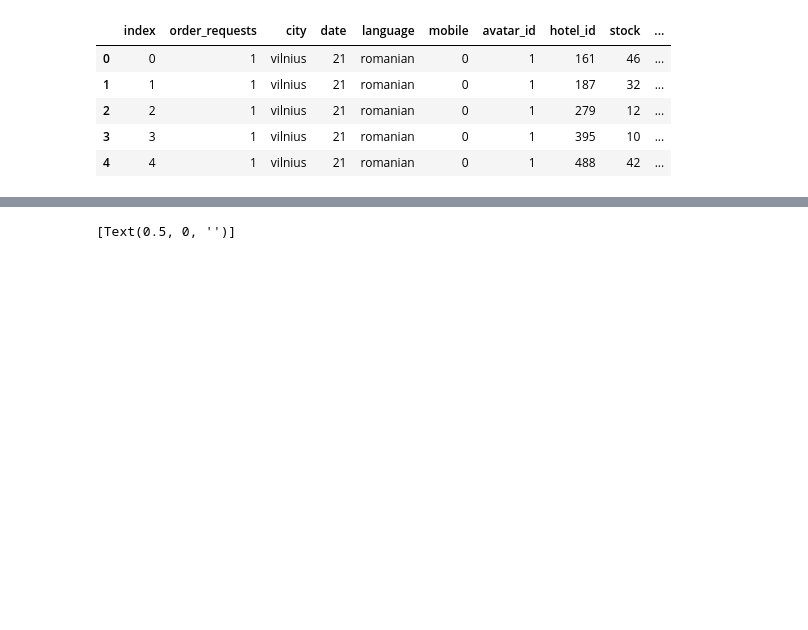
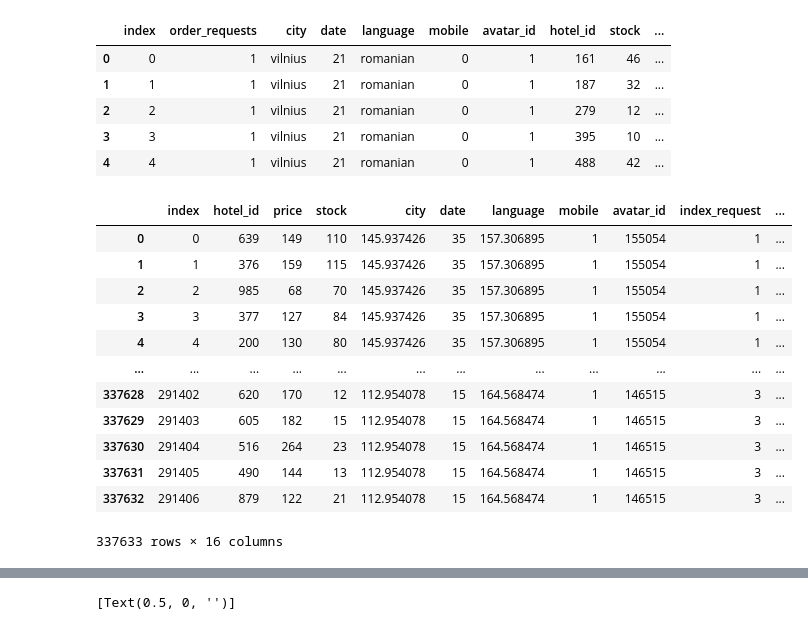
Before and after one commit to elisaduz/Defi-IA-2023, a Jupyter notebook: Defi-IA-modele.ipynb, the cells around one changed output, grey strips where cells are left out. Cells and saved outputs as stored; diff of their text form; code cells hidden in the pictures; blank space fills up the shorter version.

```diff
--- a/Defi-IA-modele.ipynb
+++ b/Defi-IA-modele.ipynb
@@ -839,0 +861,16 @@ data_test.head()
+# %%
+data_train
+# %% [output]
+|  | index | hotel_id | price | stock | city | date | language | mobile | avatar_id | index_request | ... |
+| 0 | 0 | 639 | 149 | 110 | 145.937426 | 35 | 157.306895 | 1 | 155054 | 1 | ... |
+| 1 | 1 | 376 | 159 | 115 | 145.937426 | 35 | 157.306895 | 1 | 155054 | 1 | ... |
+| 2 | 2 | 985 | 68 | 70 | 145.937426 | 35 | 157.306895 | 1 | 155054 | 1 | ... |
+| 3 | 3 | 377 | 127 | 84 | 145.937426 | 35 | 157.306895 | 1 | 155054 | 1 | ... |
+| 4 | 4 | 200 | 130 | 80 | 145.937426 | 35 | 157.306895 | 1 | 155054 | 1 | ... |
+| ... | ... | ... | ... | ... | ... | ... | ... | ... | ... | ... | ... |
+| 337628 | 291402 | 620 | 170 | 12 | 112.954078 | 15 | 164.568474 | 1 | 146515 | 3 | ... |
+| 337629 | 291403 | 605 | 182 | 15 | 112.954078 | 15 | 164.568474 | 1 | 146515 | 3 | ... |
+| 337630 | 291404 | 516 | 264 | 23 | 112.954078 | 15 | 164.568474 | 1 | 146515 | 3 | ... |
+| 337631 | 291405 | 490 | 144 | 13 | 112.954078 | 15 | 164.568474 | 1 | 146515 | 3 | ... |
+| 337632 | 291406 | 879 | 122 | 21 | 112.954078 | 15 | 164.568474 | 1 | 146515 | 3 | ... |
+337633 rows × 16 columns
```
Also changed, not shown: parts of 14 cells of this notebook, 3 other files.
